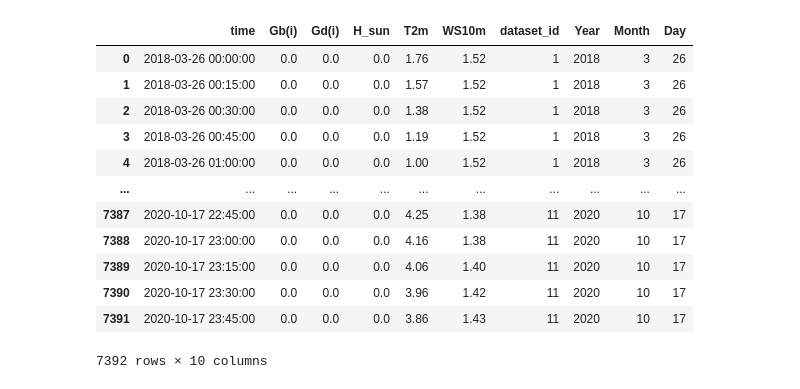
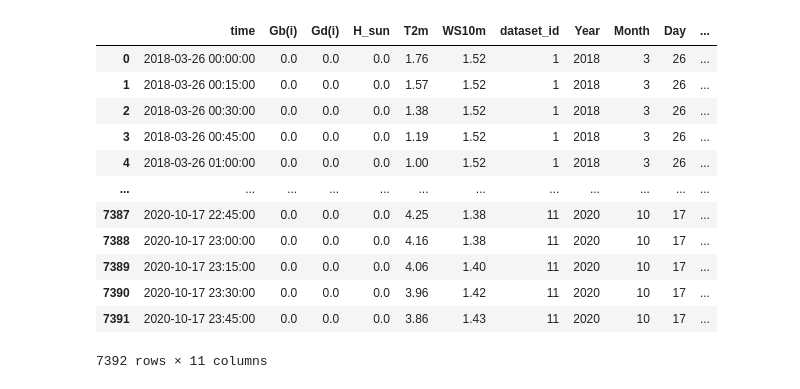
Before and after one commit to HTimasi/HTimasi, a Jupyter notebook: energy-forecasting-data-challenge.ipynb, the cells around one changed output. Cells and saved outputs as stored; diff of their text form; code cells hidden in the pictures.

Commit message:
Kaggle Notebook | Energy Forecasting Data Challenge | Version 3

```diff
--- a/energy-forecasting-data-challenge.ipynb
+++ b/energy-forecasting-data-challenge.ipynb
@@ -16,9 +37,12 @@ from sklearn.metrics import mean_absolute_error
 # %%
 # importing the data sets
 sample_sub = pd.read_csv('/kaggle/input/energy-forecasting-data-challenge-public/sample_submission.csv')
-train = pd.read_csv('/kaggle/input/energy-forecasting-data-challenge-public/train.csv')
-test = pd.read_csv('/kaggle/input/energy-forecasting-data-challenge-public/test.csv')
+raw_train = pd.read_csv('/kaggle/input/energy-forecasting-data-challenge-public/train.csv')
+raw_test = pd.read_csv('/kaggle/input/energy-forecasting-data-challenge-public/test.csv')
 # %%
 # checkin the train dataset
-train
+train = raw_train.copy()
+test = raw_test.copy()
+print(train.tail())
+print(test.tail())
 # %% [output]
@@ -114,22 +91,23 @@ test.groupby('dataset_id').describe()
 # %%
 test['Year'] = pd.DatetimeIndex(test['time']).year
 test['Month'] = pd.DatetimeIndex(test['time']).month
 test['Day'] = pd.DatetimeIndex(test['time']).day
+test['Day_of_week'] = pd.DatetimeIndex(test['time']).weekday
 test
 # %% [output]
-|  | time | Gb(i) | Gd(i) | H_sun | T2m | WS10m | dataset_id | Year | Month | Day |
-| 0 | 2018-03-26 00:00:00 | 0.0 | 0.0 | 0.0 | 1.76 | 1.52 | 1 | 2018 | 3 | 26 |
-| 1 | 2018-03-26 00:15:00 | 0.0 | 0.0 | 0.0 | 1.57 | 1.52 | 1 | 2018 | 3 | 26 |
-| 2 | 2018-03-26 00:30:00 | 0.0 | 0.0 | 0.0 | 1.38 | 1.52 | 1 | 2018 | 3 | 26 |
-| 3 | 2018-03-26 00:45:00 | 0.0 | 0.0 | 0.0 | 1.19 | 1.52 | 1 | 2018 | 3 | 26 |
-| 4 | 2018-03-26 01:00:00 | 0.0 | 0.0 | 0.0 | 1.00 | 1.52 | 1 | 2018 | 3 | 26 |
-| ... | ... | ... | ... | ... | ... | ... | ... | ... | ... | ... |
-| 7387 | 2020-10-17 22:45:00 | 0.0 | 0.0 | 0.0 | 4.25 | 1.38 | 11 | 2020 | 10 | 17 |
-| 7388 | 2020-10-17 23:00:00 | 0.0 | 0.0 | 0.0 | 4.16 | 1.38 | 11 | 2020 | 10 | 17 |
-| 7389 | 2020-10-17 23:15:00 | 0.0 | 0.0 | 0.0 | 4.06 | 1.40 | 11 | 2020 | 10 | 17 |
-| 7390 | 2020-10-17 23:30:00 | 0.0 | 0.0 | 0.0 | 3.96 | 1.42 | 11 | 2020 | 10 | 17 |
-| 7391 | 2020-10-17 23:45:00 | 0.0 | 0.0 | 0.0 | 3.86 | 1.43 | 11 | 2020 | 10 | 17 |
+|  | time | Gb(i) | Gd(i) | H_sun | T2m | WS10m | dataset_id | Year | Month | Day | ... |
+| 0 | 2018-03-26 00:00:00 | 0.0 | 0.0 | 0.0 | 1.76 | 1.52 | 1 | 2018 | 3 | 26 | ... |
+| 1 | 2018-03-26 00:15:00 | 0.0 | 0.0 | 0.0 | 1.57 | 1.52 | 1 | 2018 | 3 | 26 | ... |
+| 2 | 2018-03-26 00:30:00 | 0.0 | 0.0 | 0.0 | 1.38 | 1.52 | 1 | 2018 | 3 | 26 | ... |
+| 3 | 2018-03-26 00:45:00 | 0.0 | 0.0 | 0.0 | 1.19 | 1.52 | 1 | 2018 | 3 | 26 | ... |
+| 4 | 2018-03-26 01:00:00 | 0.0 | 0.0 | 0.0 | 1.00 | 1.52 | 1 | 2018 | 3 | 26 | ... |
+| ... | ... | ... | ... | ... | ... | ... | ... | ... | ... | ... | ... |
+| 7387 | 2020-10-17 22:45:00 | 0.0 | 0.0 | 0.0 | 4.25 | 1.38 | 11 | 2020 | 10 | 17 | ... |
+| 7388 | 2020-10-17 23:00:00 | 0.0 | 0.0 | 0.0 | 4.16 | 1.38 | 11 | 2020 | 10 | 17 | ... |
+| 7389 | 2020-10-17 23:15:00 | 0.0 | 0.0 | 0.0 | 4.06 | 1.40 | 11 | 2020 | 10 | 17 | ... |
+| 7390 | 2020-10-17 23:30:00 | 0.0 | 0.0 | 0.0 | 3.96 | 1.42 | 11 | 2020 | 10 | 17 | ... |
+| 7391 | 2020-10-17 23:45:00 | 0.0 | 0.0 | 0.0 | 3.86 | 1.43 | 11 | 2020 | 10 | 17 | ... |
-7392 rows × 10 columns
+7392 rows × 11 columns
 # %%
 train.isna().sum()
 # %% [output]
```
Also changed, not shown: parts of 44 cells of this notebook.
